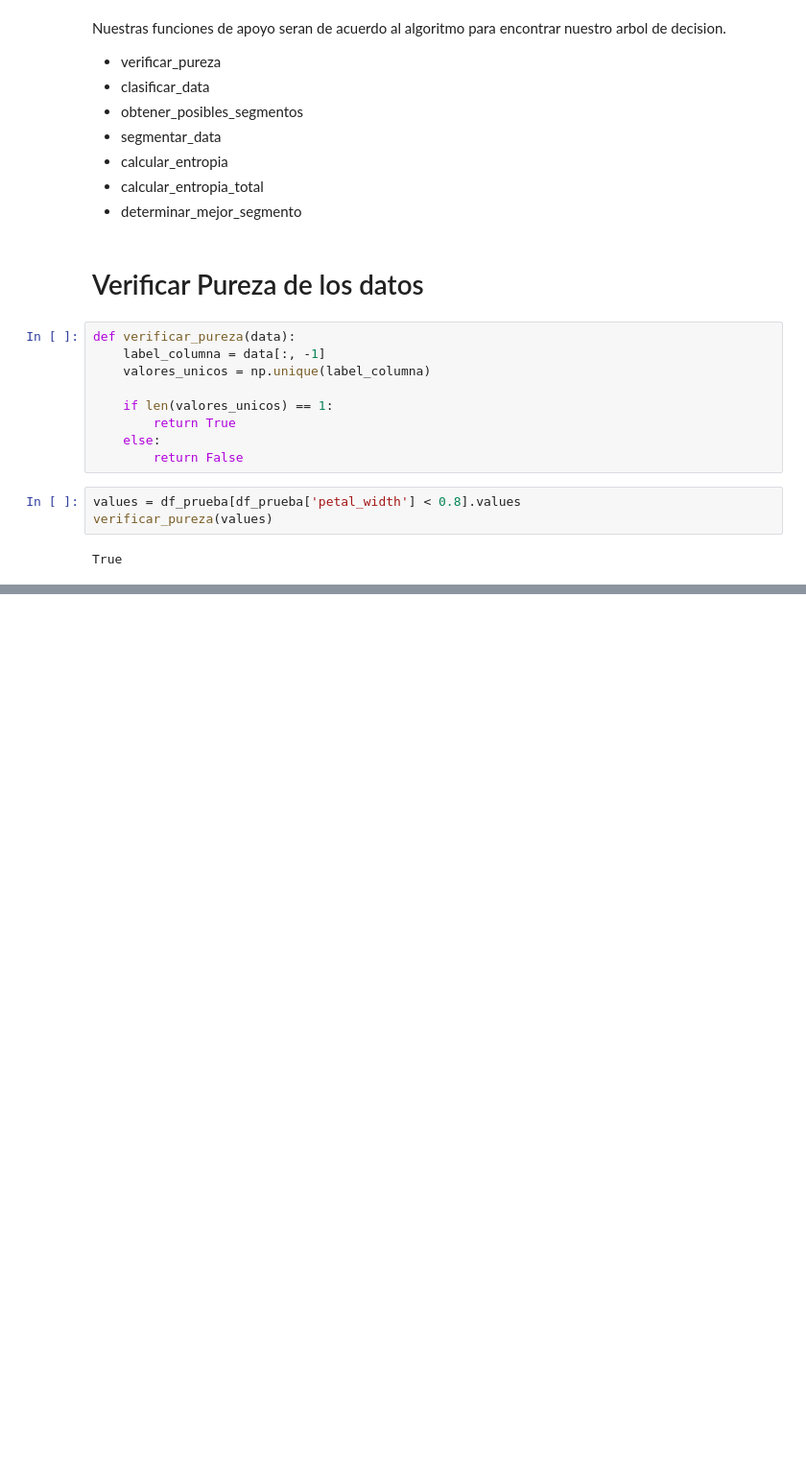
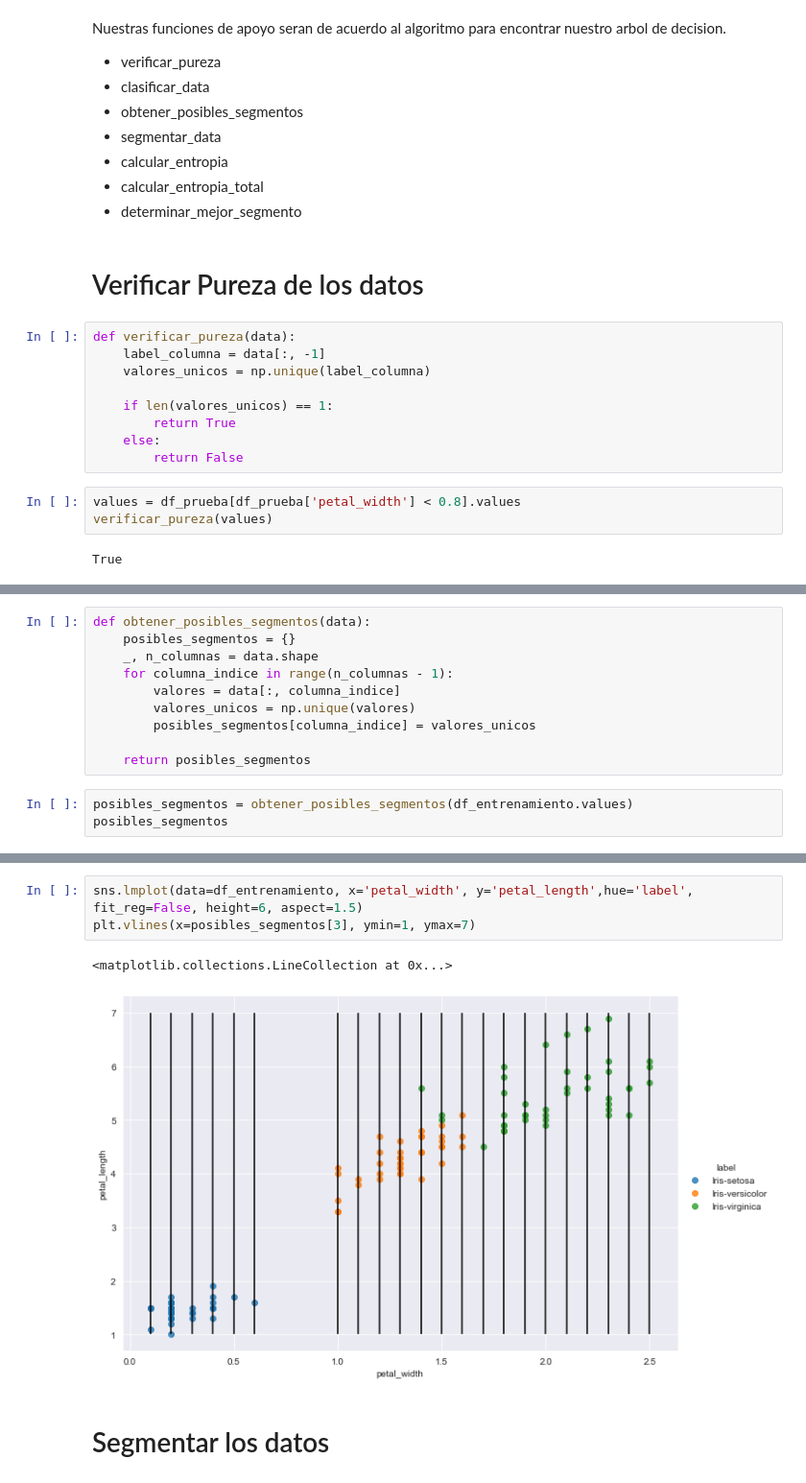
Before and after one commit to NohemyLemus/Inteligencia-artificial, a Jupyter notebook: Arboles/notebooks/Clasificacion.ipynb, the cells around one changed output, grey strips where cells are left out. Shown at 96% size. Drawn from its saved outputs; the diff is of its cells as text; blank space fills up the shorter version.

```diff
--- a/Arboles/notebooks/Clasificacion.ipynb
+++ b/Arboles/notebooks/Clasificacion.ipynb
@@ -105,0 +111,13 @@ def clasificar_data (data):
+# %%
+def obtener_posibles_segmentos(data):
+    posibles_segmentos = {}
+    _, n_columnas = data.shape
+    for columna_indice in range(n_columnas - 1):
+        valores = data[:, columna_indice]
+        valores_unicos = np.unique(valores)
+        posibles_segmentos[columna_indice] = valores_unicos
+
+    return posibles_segmentos
+# %%
+posibles_segmentos = obtener_posibles_segmentos(df_entrenamiento.values)
+posibles_segmentos
@@ -105,0 +136,8 @@ def clasificar_data (data):
+# %%
+sns.lmplot(data=df_entrenamiento, x='petal_width', y='petal_length',hue='label', fit_reg=False, height=6, aspect=1.5)
+plt.vlines(x=posibles_segmentos[3], ymin=1, ymax=7)
+# %% [output]
+<matplotlib.collections.LineCollection at 0x...>
+[figure, added]
+# %% [markdown]
+# Segmentar los datos
```
Also changed, not shown: parts of 10 cells of this notebook.
